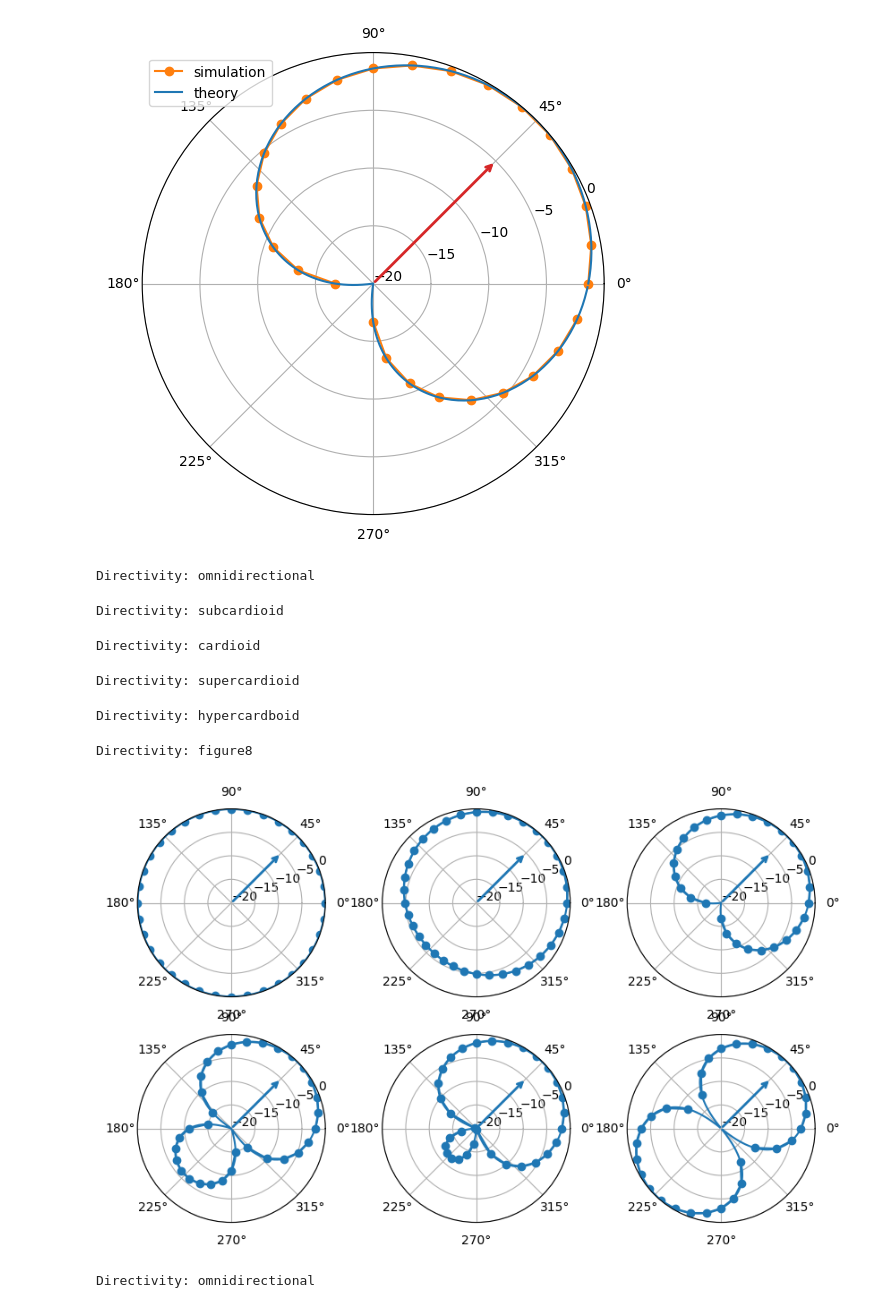
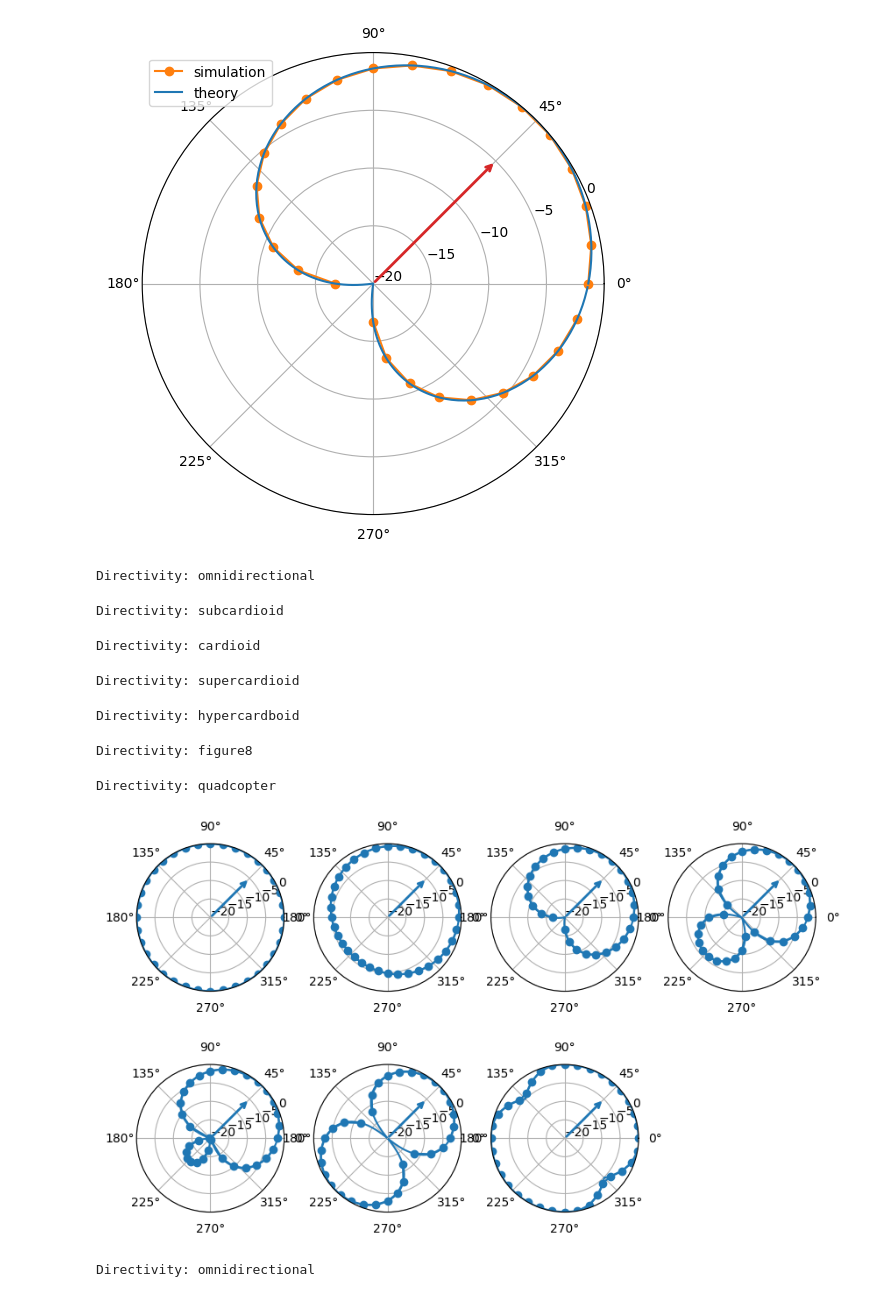
Before and after one commit to vlsi-nanocomputing/dynamic-sound, a Jupyter notebook: examples/directivity.ipynb, the cells around one changed output. Drawn from its saved outputs; the diff is of its cells as text; code cells hidden in the pictures.

Commit message:
wip: improve example visualization

```diff
--- a/examples/directivity.ipynb
+++ b/examples/directivity.ipynb
@@ -163,7 +173,8 @@ directivity_list = [
     ds.sources.DirectivityType.CARDIOID,
     ds.sources.DirectivityType.SUPERCARDIOID,
     ds.sources.DirectivityType.HYPERCARDBOID,
-    ds.sources.DirectivityType.FIGURE8]
+    ds.sources.DirectivityType.FIGURE8,
+    ds.sources.DirectivityType.QUADCOPTER]
 z_rotation_deg_list = [45]
 color_list = plt.rcParams['axes.prop_cycle'].by_key()['color']
 
@@ -171,7 +182,7 @@ plt.figure(figsize=(10, 6))
 for index_directivity, directivity in enumerate(directivity_list):
 
     print(f"Directivity: {ds.sources.DirectivityType.name(directivity)}")
-    ax = plt.subplot(2, 3, index_directivity + 1, projection='polar')
+    ax = plt.subplot(2, 4, index_directivity + 1, projection='polar')
 
     for index_z_rotation, z_rotation_deg in enumerate(z_rotation_deg_list):
         rotation = R.from_euler('z', z_rotation_deg, degrees=True).as_quat(scalar_first=True)
@@ -195,34 +206,35 @@ for index_directivity, directivity in enumerate(directivity_list):
             raise ValueError(f"Expected sample rate of 8_000, but got {sr}")
 
         max_val_for_each_channel = np.max(np.abs(signal), axis=1)
 
         theta_deg = range(0, 360, 1)
         cardioid = [attenuations.directivity(np.deg2rad(theta - z_rotation_deg), directivity) for theta in theta_deg]
         lower_gain = -20
 
         ax.plot(np.deg2rad(positions_deg), 20*np.log10(max_val_for_each_channel), marker='o', label='simulation', color=color_list[index_z_rotation])
         ax.plot(np.deg2rad(theta_deg), 20*np.log10(cardioid), label='theory', color=color_list[index_z_rotation])
         ax.annotate(
             text="",
             xytext=(np.deg2rad(z_rotation_deg), -5),
             xy=(np.deg2rad(z_rotation_deg), lower_gain),
             arrowprops=dict(arrowstyle="<-", color=color_list[index_z_rotation], linewidth=2, mutation_scale=10),
             annotation_clip=False,
         )
 
     ax.grid(True)
     #plt.legend()
     plt.ylim([lower_gain, 0])
     ax.yaxis.set_ticks(np.arange(start=lower_gain, stop=5, step=5))
 plt.show()
 # %% [output]
 Directivity: omnidirectional
 Directivity: subcardioid
 Directivity: cardioid
 Directivity: supercardioid
 Directivity: hypercardboid
 Directivity: figure8
+Directivity: quadcopter
-[figure, old version]
+[figure, new version]
 # %%
 filename = "_tmp/directivity_src.wav"
 
```
Also changed, not shown: parts of 3 cells of this notebook, 2 other files.
